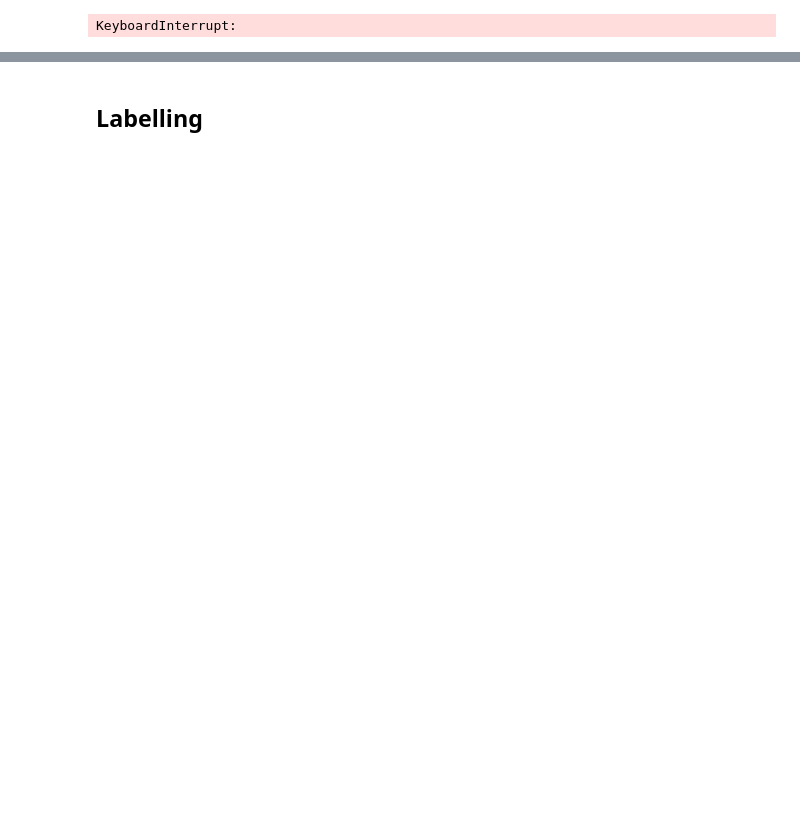
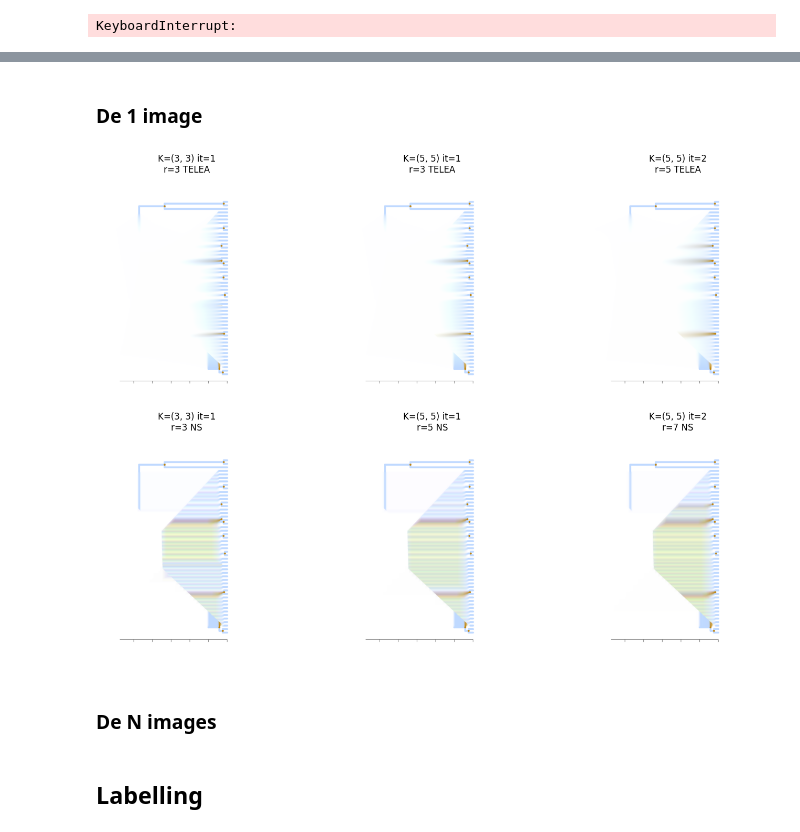
Before and after one commit to BDorian332/ITPT, a Jupyter notebook: dev/_notebooks/label_extraction_paddleocr.ipynb, the cells around one changed output, grey strips where cells are left out. Cells and saved outputs as stored; diff of their text form; code cells hidden in the pictures; blank space fills up the shorter version.

```diff
--- a/dev/_notebooks/label_extraction_paddleocr.ipynb
+++ b/dev/_notebooks/label_extraction_paddleocr.ipynb
@@ -363,0 +432,53 @@ else:
+# %% [markdown]
+### De 1 image
+# %%
+img_name = "Tree_50_6.png"
+
+img_outputs = [item for item in outputs if img_name == os.path.basename(item["input_path"])]
+
+configs = [
+    {"kernel": (3, 3), "iter": 1, "radius": 3, "flags": cv2.INPAINT_TELEA},
+    {"kernel": (5, 5), "iter": 1, "radius": 3, "flags": cv2.INPAINT_TELEA},
+    {"kernel": (5, 5), "iter": 2, "radius": 5, "flags": cv2.INPAINT_TELEA},
+    {"kernel": (3, 3), "iter": 1, "radius": 3, "flags": cv2.INPAINT_NS},
+    {"kernel": (5, 5), "iter": 1, "radius": 5, "flags": cv2.INPAINT_NS},
+    {"kernel": (5, 5), "iter": 2, "radius": 7, "flags": cv2.INPAINT_NS},
+]
+
+if not img_outputs:
+    print(f"Aucun texte trouvé pour {img_name}")
+else:
+    img_path = img_outputs[0]["input_path"]
+    img_bgr = cv2.imread(img_path)
+    if img_bgr is None:
+        raise RuntimeError(f"Impossible de lire {img_path}")
+
+    img_rgb = cv2.cvtColor(img_bgr, cv2.COLOR_BGR2RGB)
+
+    n = len(configs)
+    cols = 3
+    rows = int(np.ceil(n / cols))
+
+    plt.figure(figsize=(5 * cols, 5 * rows))
+
+    for i, cfg in enumerate(configs):
+        mask = build_text_mask(img_rgb.shape, img_outputs, kernel_size=cfg["kernel"], dilate_iter=cfg["iter"])
+
+        img_no_text = remove_text_with_inpainting(img_rgb, mask, radius=cfg["radius"], flags=cfg["flags"])
+
+        plt.subplot(rows, cols, i + 1)
+        plt.imshow(img_no_text)
+        plt.axis("off")
+
+        flag_name = "TELEA" if cfg["flags"] == cv2.INPAINT_TELEA else "NS"
+        plt.title(
+            f"K={cfg['kernel']} it={cfg['iter']}\n"
+            f"r={cfg['radius']} {flag_name}"
+        )
+
+    plt.tight_layout()
+    plt.show()
+# %% [output]
+[figure, added]
+# %% [markdown]
+### De N images
```
Also changed, not shown: parts of 22 cells of this notebook, 1 other file.
